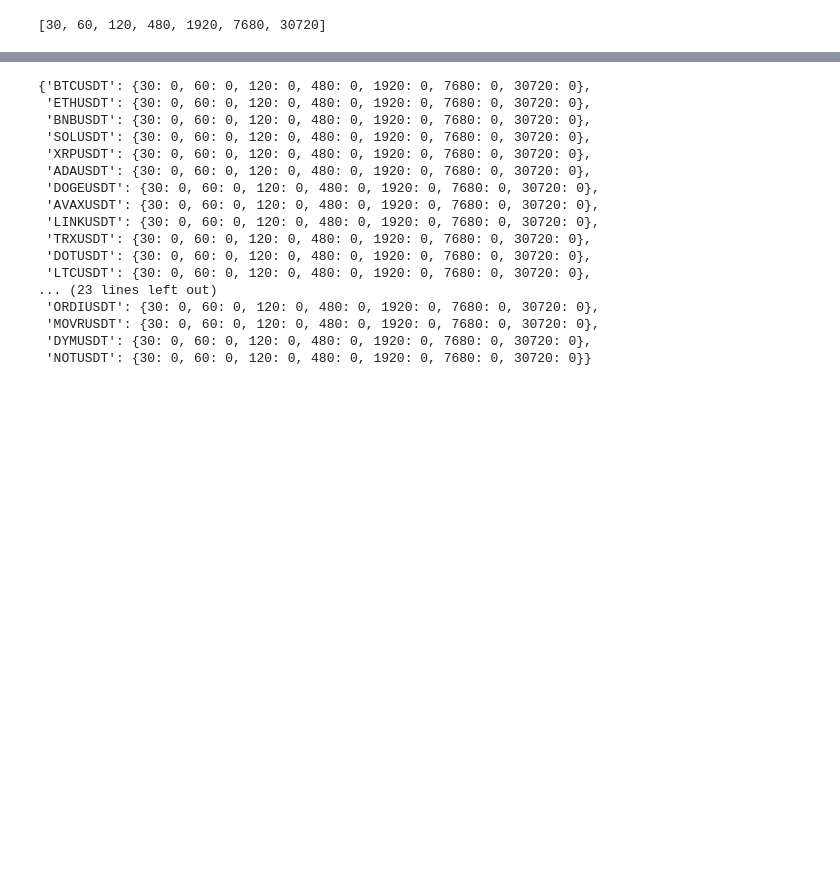
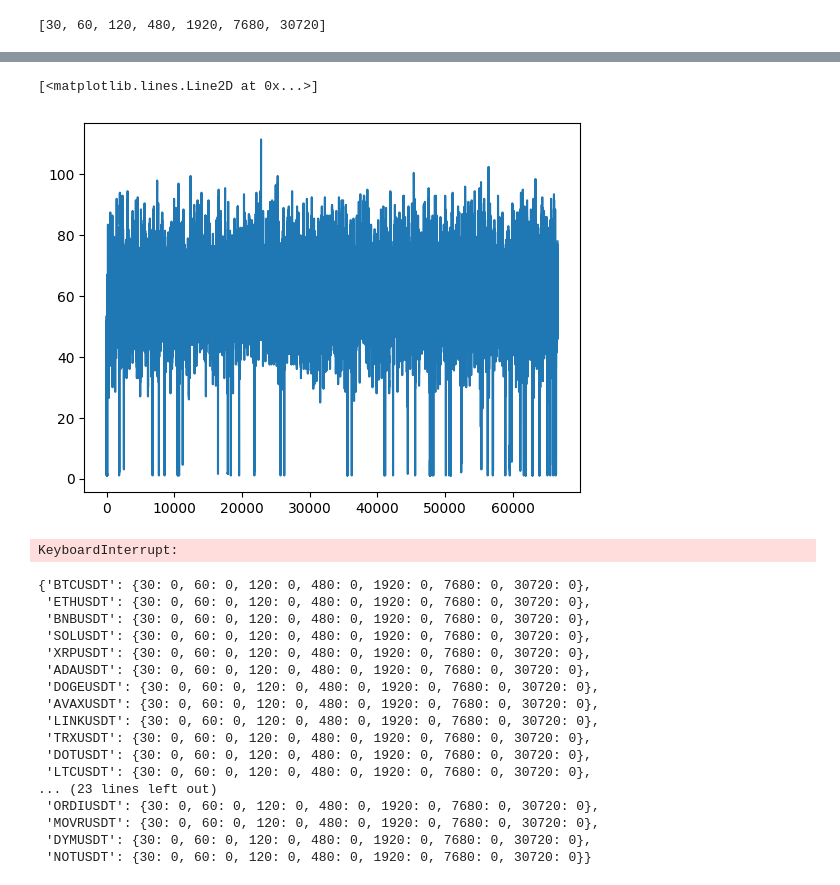
Before and after one commit to RockyLiii/Quant-on-Crypto, a Jupyter notebook: strategies/mmpair-strategy/research_rdft.ipynb, the cells around one changed output, grey strips where cells are left out. Saved outputs shown, nothing was run; the diff lists cells and outputs as text; code cells hidden in the pictures; blank space fills up the shorter version.

```diff
--- a/strategies/mmpair-strategy/research_rdft.ipynb
+++ b/strategies/mmpair-strategy/research_rdft.ipynb
@@ -340,0 +360,9 @@ for tqdm_idx, (symbol, df) in tqdm(enumerate(hedge_list.items())):
+# %%
+X_train = pd.read_csv("X_train_1.csv", index_col=0)
+y_train = pd.read_csv("y_train_1.csv", index_col=0)
+# %%
+x= X_train['residual_z_selected'].reset_index(drop=True)
+plt.plot(x)
+# %% [output]
+[<matplotlib.lines.Line2D at 0x...>]
+[figure, added]
@@ -341,15 +371,17 @@ for tqdm_idx, (symbol, df) in tqdm(enumerate(hedge_list.items())):
 # %%
-coin_list = list(hedge_list.keys())
+bug
 
-split_date = datetime(2026, 1, 10)
+split_date = datetime(2025, 12, 18)
 
-train_list = {}
-test_list = {}
+# train_list = {}
+# test_list = {}
 
-for symbol, df in hedge_list.items():
-    train_list[symbol] = df[df.index < split_date]
-    test_list[symbol] = df[df.index >= split_date]
-data_list = test_list
+for symbol, df in coin_list.items():
+    # train_list[symbol] = df[df.index < split_date]
+    coin_list[symbol] = df[df.index >= split_date]
+data_list = coin_list
+# %% [output]
+KeyboardInterrupt:
 # %%
 coin_scores
 # %% [output]
```
Also changed, not shown: parts of 45 cells of this notebook, 15 other files.
